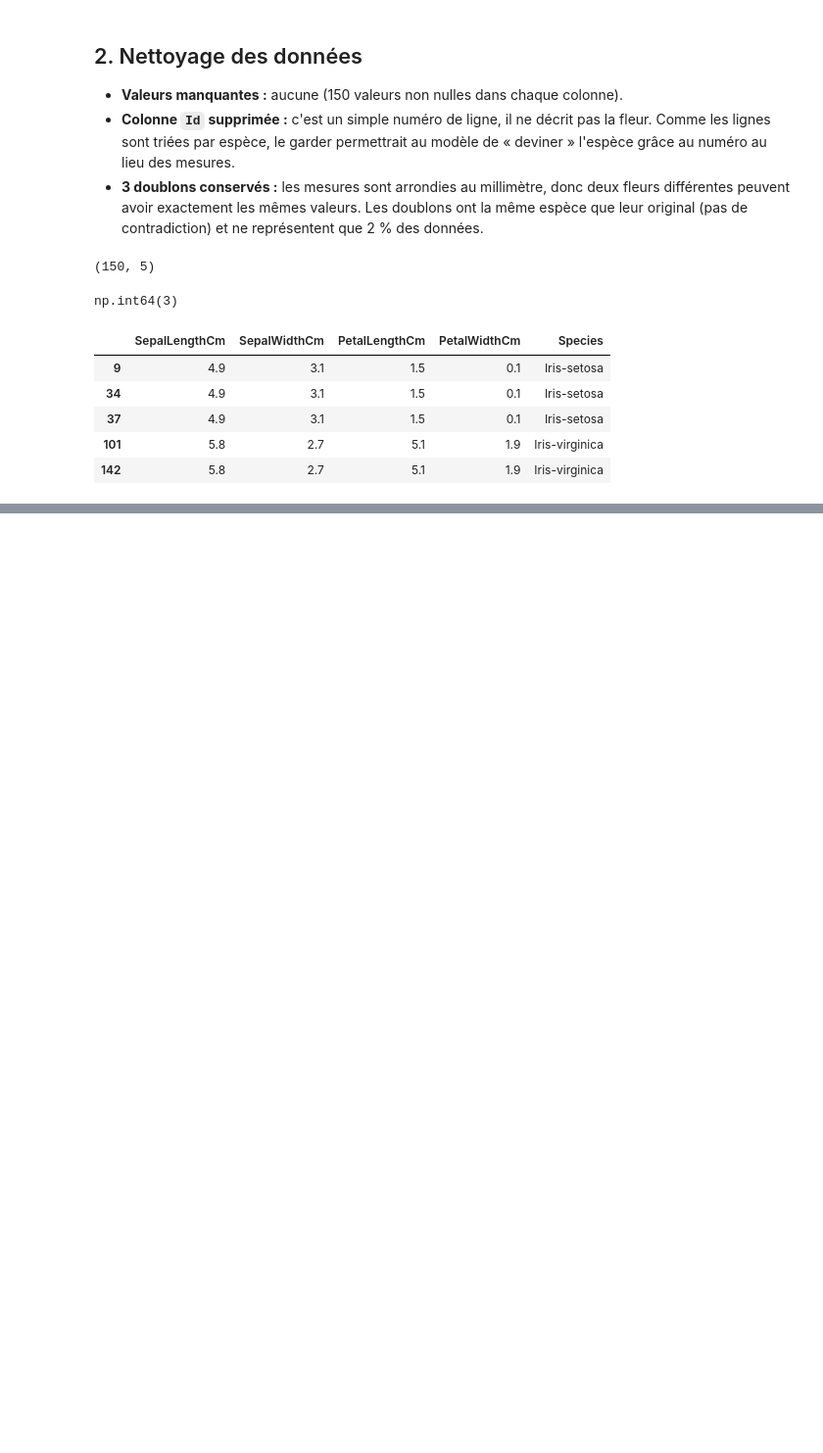
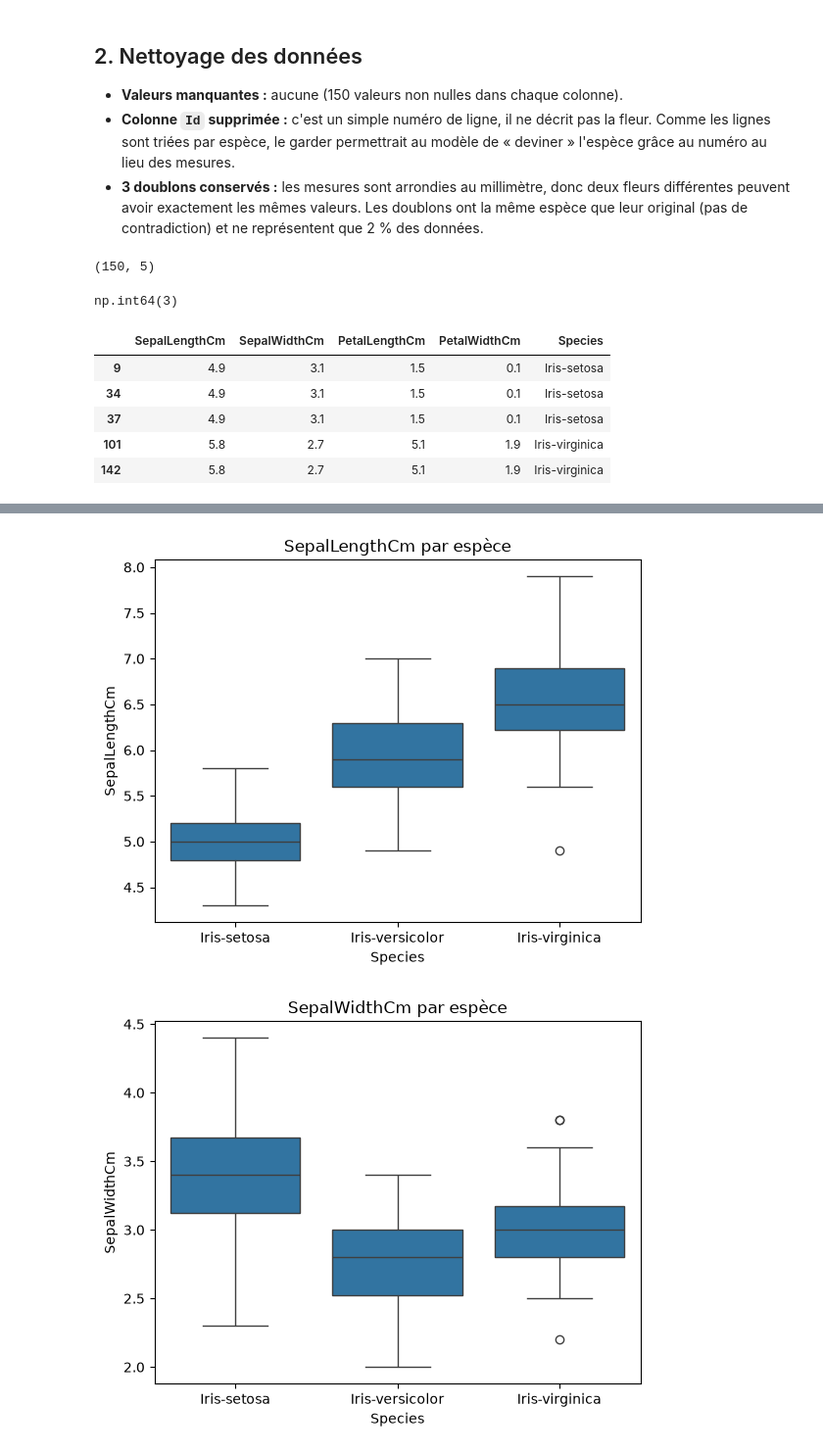
Before and after one commit to yassinehq/Iris-ml, a Jupyter notebook: notebooks/01_iris_classification.ipynb, the cells around one changed output, grey strips where cells are left out. Shown at 98% size. Cells and saved outputs as stored; diff of their text form; code cells hidden in the pictures; blank space fills up the shorter version.

```diff
--- a/notebooks/01_iris_classification.ipynb
+++ b/notebooks/01_iris_classification.ipynb
@@ -73,0 +108,10 @@ df[df.duplicated(keep=False)]
+# %%
+mesures = ["SepalLengthCm", "SepalWidthCm", "PetalLengthCm", "PetalWidthCm"]
+
+for col in mesures:
+    sns.boxplot(data=df, x="Species", y=col)
+    plt.title(f"{col} par espèce")
+    plt.show()
+# %% [output]
+[figure, added]
+[figure, added]
```
Also changed, not shown: parts of 14 cells of this notebook.
